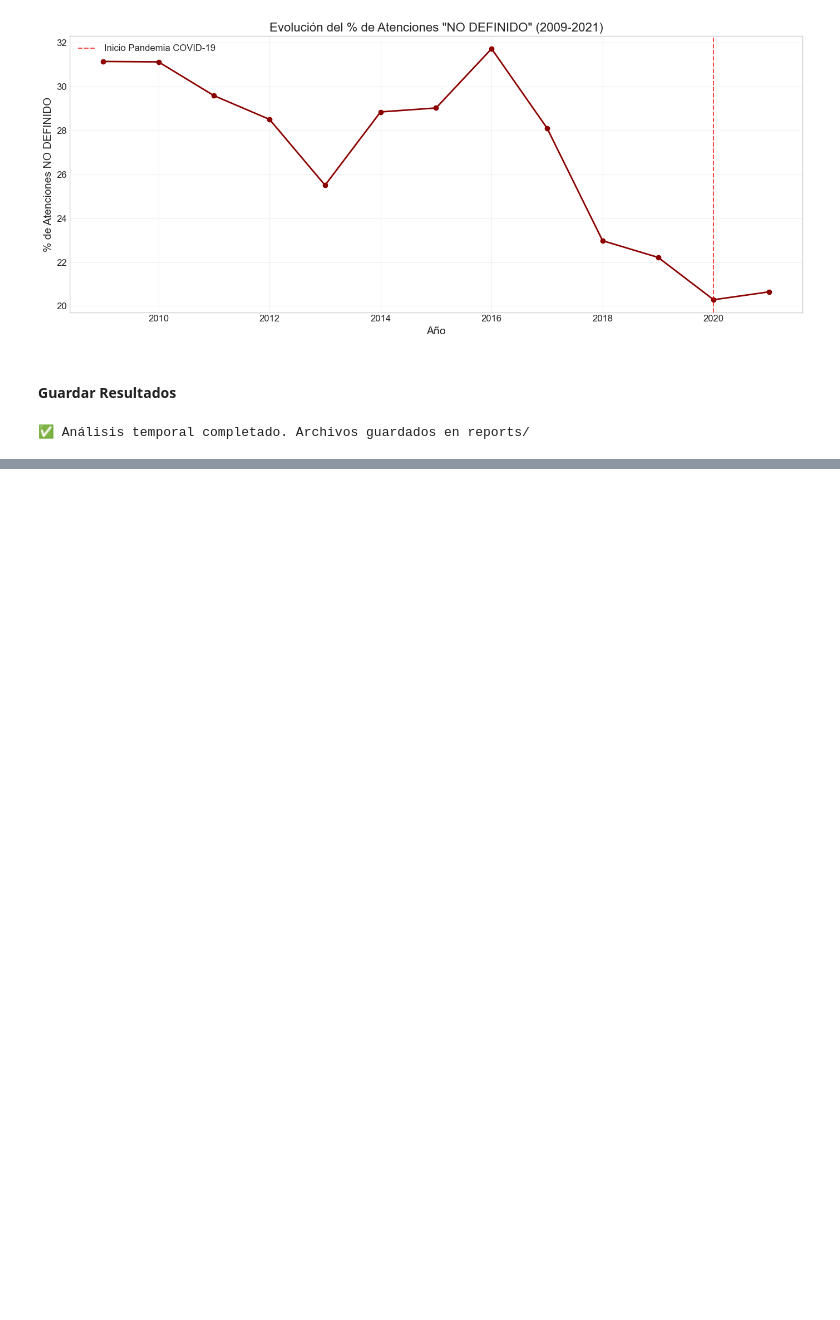
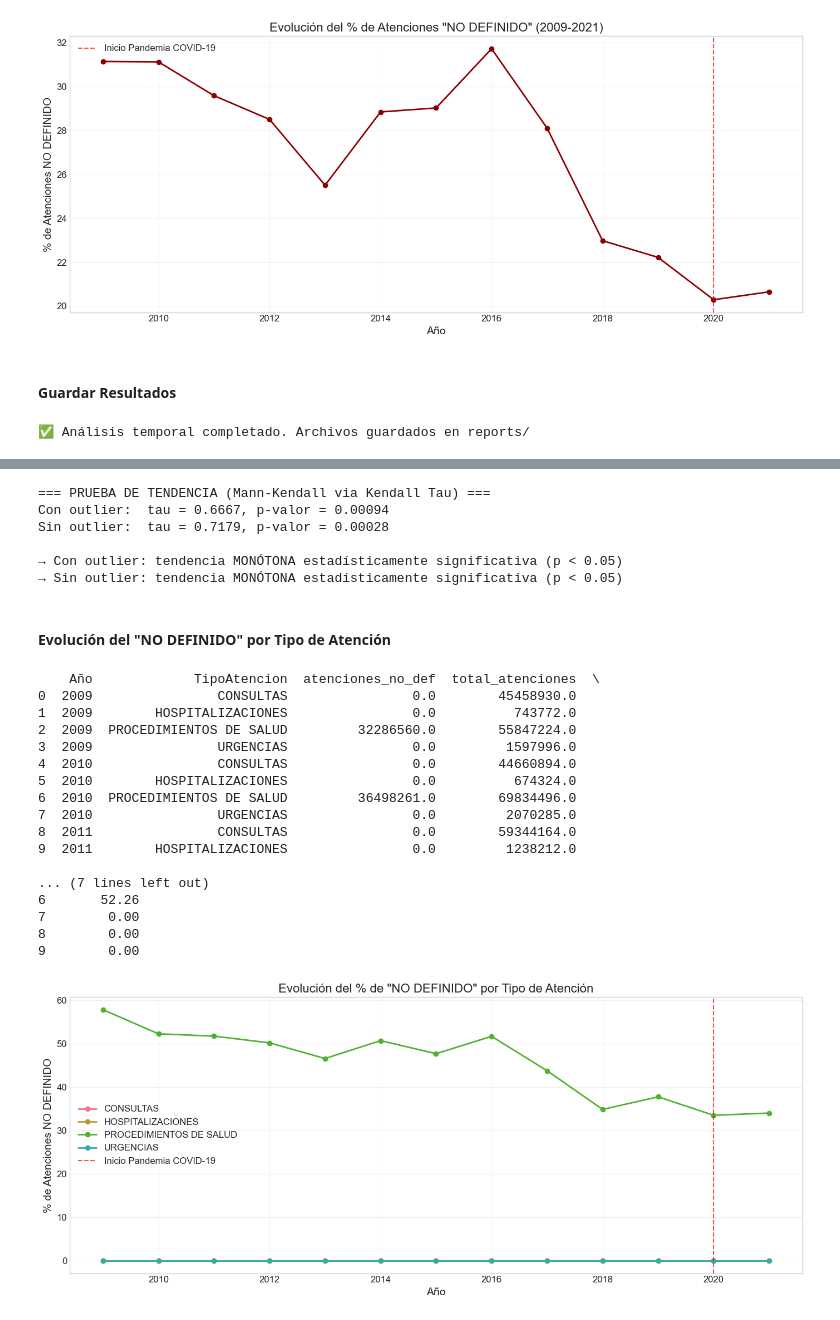
Before and after one commit to Sidmitchtt/rips-colombia-health-segmentation, a Jupyter notebook: notebooks/04_temporal_analysis.ipynb, the cells around one changed output, grey strips where cells are left out. Cells and saved outputs as stored; diff of their text form; code cells hidden in the pictures; blank space fills up the shorter version.

```diff
--- a/notebooks/04_temporal_analysis.ipynb
+++ b/notebooks/04_temporal_analysis.ipynb
@@ -212,0 +215,79 @@ print("✅ Análisis temporal completado. Archivos guardados en reports/")
+# %%
+from scipy import stats
+
+# Prueba de Mann-Kendall (sin paquete externo, usando kendalltau)
+tau_con, p_con = stats.kendalltau(atenciones_anio['Año'], atenciones_anio['total_atenciones'])
+tau_sin, p_sin = stats.kendalltau(atenciones_anio_sin_outlier['Año'], atenciones_anio_sin_outlier['total_atenciones'])
+
+print("=== PRUEBA DE TENDENCIA (Mann-Kendall via Kendall Tau) ===")
+print(f"Con outlier:  tau = {tau_con:.4f}, p-valor = {p_con:.5f}")
+print(f"Sin outlier:  tau = {tau_sin:.4f}, p-valor = {p_sin:.5f}")
+print()
+if p_con < 0.05:
+    print("→ Con outlier: tendencia MONÓTONA estadísticamente significativa (p < 0.05)")
+else:
+    print("→ Con outlier: NO hay tendencia monótona significativa (p >= 0.05)")
+
+if p_sin < 0.05:
+    print("→ Sin outlier: tendencia MONÓTONA estadísticamente significativa (p < 0.05)")
+else:
+    print("→ Sin outlier: NO hay tendencia monótona significativa (p >= 0.05)")
+# %% [output]
+=== PRUEBA DE TENDENCIA (Mann-Kendall via Kendall Tau) ===
+Con outlier:  tau = 0.6667, p-valor = 0.00094
+Sin outlier:  tau = 0.7179, p-valor = 0.00028
+
+→ Con outlier: tendencia MONÓTONA estadísticamente significativa (p < 0.05)
+→ Sin outlier: tendencia MONÓTONA estadísticamente significativa (p < 0.05)
+# %% [markdown]
+#### Evolución del "NO DEFINIDO" por Tipo de Atención
+# %%
+no_def_tipo_anio = con.execute(f"""
+    SELECT
+        Año,
+        TipoAtencion,
+        SUM(CASE WHEN es_no_definido THEN NumeroAtenciones ELSE 0 END) as atenciones_no_def,
+        SUM(NumeroAtenciones) as total_atenciones,
+        ROUND(SUM(CASE WHEN es_no_definido THEN NumeroAtenciones ELSE 0 END) * 100.0
+              / NULLIF(SUM(NumeroAtenciones), 0), 2) as pct_no_def
+    FROM '{PARQUET_PATH}'
+    GROUP BY Año, TipoAtencion
+    ORDER BY Año, TipoAtencion
+""").fetchdf()
+
+print(no_def_tipo_anio.head(10))
+
+# Pivot para gráfico
+pivot_no_def = no_def_tipo_anio.pivot(index='Año', columns='TipoAtencion', values='pct_no_def')
+
+fig, ax = plt.subplots(figsize=(14, 6))
+for col in pivot_no_def.columns:
+    ax.plot(pivot_no_def.index, pivot_no_def[col], marker='o', label=col, linewidth=2)
+ax.axvline(x=2020, color='red', linestyle='--', alpha=0.7, label='Inicio Pandemia COVID-19')
+ax.set_title('Evolución del % de "NO DEFINIDO" por Tipo de Atención', fontsize=16)
+ax.set_xlabel('Año', fontsize=14)
+ax.set_ylabel('% de Atenciones NO DEFINIDO', fontsize=14)
+ax.legend(loc='best')
+ax.grid(True, alpha=0.3)
+plt.tight_layout()
+plt.savefig('../reports/figures/04_no_definido_por_tipo_anio.png', dpi=150, bbox_inches='tight')
+plt.show()
+# %% [output]
+    Año             TipoAtencion  atenciones_no_def  total_atenciones  \
+0  2009                CONSULTAS                0.0        45458930.0
+1  2009        HOSPITALIZACIONES                0.0          743772.0
+2  2009  PROCEDIMIENTOS DE SALUD         32286560.0        55847224.0
+3  2009                URGENCIAS                0.0         1597996.0
+4  2010                CONSULTAS                0.0        44660894.0
+5  2010        HOSPITALIZACIONES                0.0          674324.0
+6  2010  PROCEDIMIENTOS DE SALUD         36498261.0        69834496.0
+7  2010                URGENCIAS                0.0         2070285.0
+8  2011                CONSULTAS                0.0        59344164.0
+9  2011        HOSPITALIZACIONES                0.0         1238212.0
+
+... (7 lines left out)
+6       52.26
+7        0.00
+8        0.00
+9        0.00
+[figure, added]
```
Also changed, not shown: parts of 10 cells of this notebook, 9 other files.
